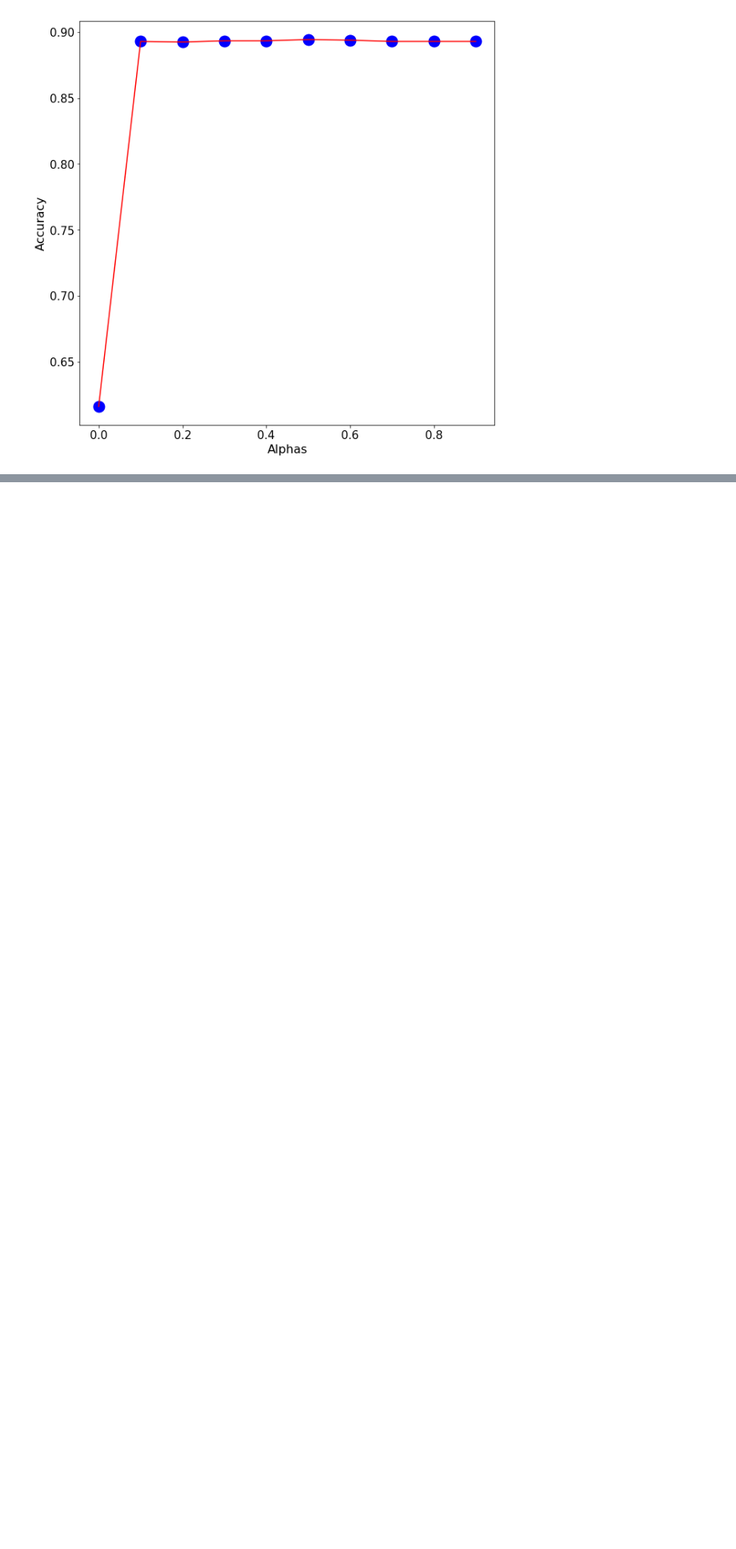
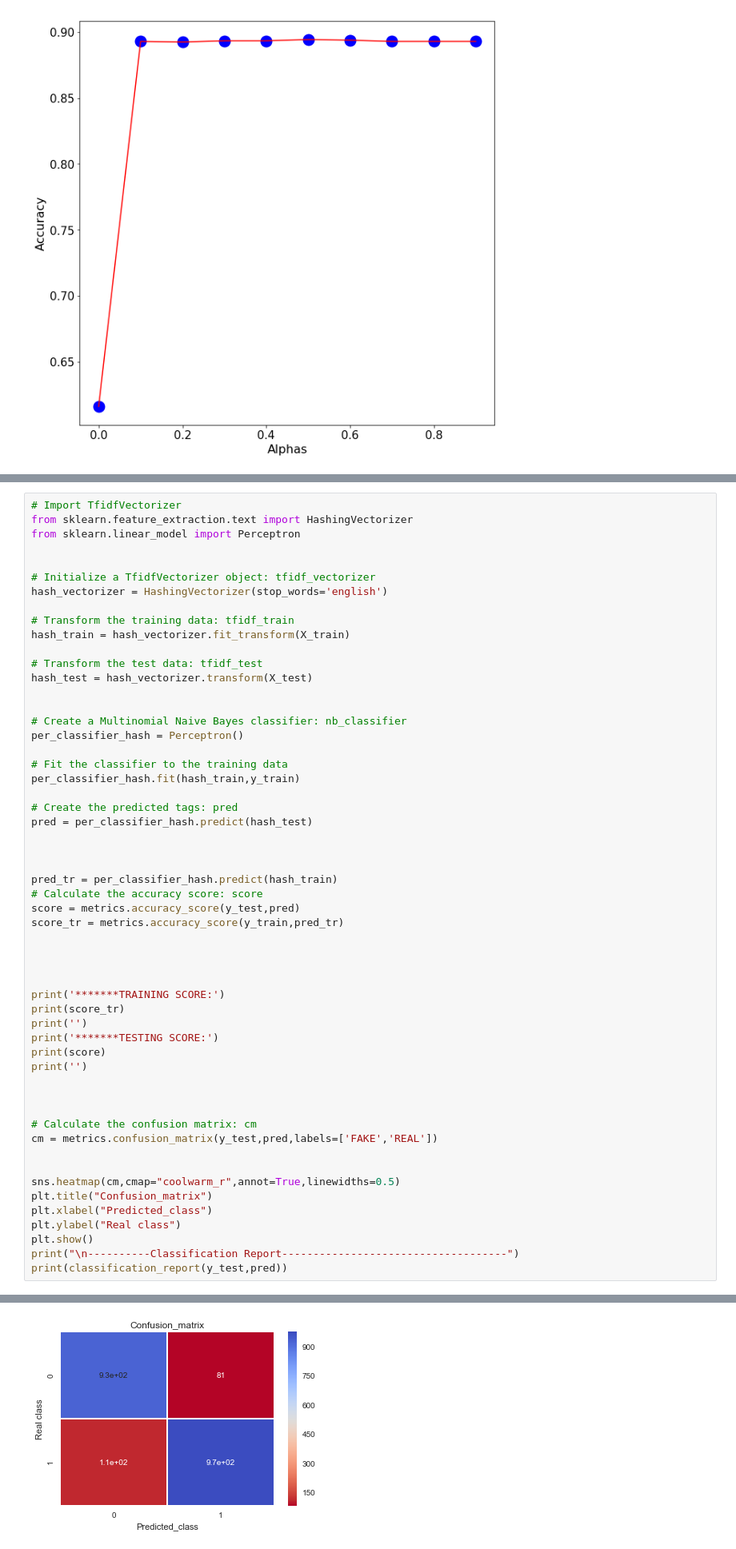
Before and after one commit to jamillan/fake_news_classifier, a Jupyter notebook: fake_news_classifier.ipynb, the cells around one changed output, grey strips where cells are left out. Shown at 80% size. Drawn from its saved outputs; the diff is of its cells as text; blank space fills up the shorter version.

```diff
--- a/fake_news_classifier.ipynb
+++ b/fake_news_classifier.ipynb
@@ -285,0 +338,56 @@ plt.ylabel('Accuracy',fontsize=16)
+# %%
+# Import TfidfVectorizer
+from sklearn.feature_extraction.text import HashingVectorizer
+from sklearn.linear_model import Perceptron
+
+
+# Initialize a TfidfVectorizer object: tfidf_vectorizer
+hash_vectorizer = HashingVectorizer(stop_words='english')
+
+# Transform the training data: tfidf_train
+hash_train = hash_vectorizer.fit_transform(X_train)
+
+# Transform the test data: tfidf_test
+hash_test = hash_vectorizer.transform(X_test)
+
+
+# Create a Multinomial Naive Bayes classifier: nb_classifier
+per_classifier_hash = Perceptron()
+
+# Fit the classifier to the training data
+per_classifier_hash.fit(hash_train,y_train)
+
+# Create the predicted tags: pred
+pred = per_classifier_hash.predict(hash_test)
+
+
+
+pred_tr = per_classifier_hash.predict(hash_train)
+# Calculate the accuracy score: score
+score = metrics.accuracy_score(y_test,pred)
+score_tr = metrics.accuracy_score(y_train,pred_tr)
+
+
+
+
+print('*******TRAINING SCORE:')
+print(score_tr)
+print('')
+print('*******TESTING SCORE:')
+print(score)
+print('')
+
+
+
+# Calculate the confusion matrix: cm
+cm = metrics.confusion_matrix(y_test,pred,labels=['FAKE','REAL'])
+
+
+sns.heatmap(cm,cmap="coolwarm_r",annot=True,linewidths=0.5)
+plt.title("Confusion_matrix")
+plt.xlabel("Predicted_class")
+plt.ylabel("Real class")
+plt.show()
+print("\n----------Classification Report------------------------------------")
+print(classification_report(y_test,pred))
+# %% [output]
@@ -285,0 +399 @@ plt.ylabel('Accuracy',fontsize=16)
+[figure, added]
```
Also changed, not shown: parts of 13 cells of this notebook.
